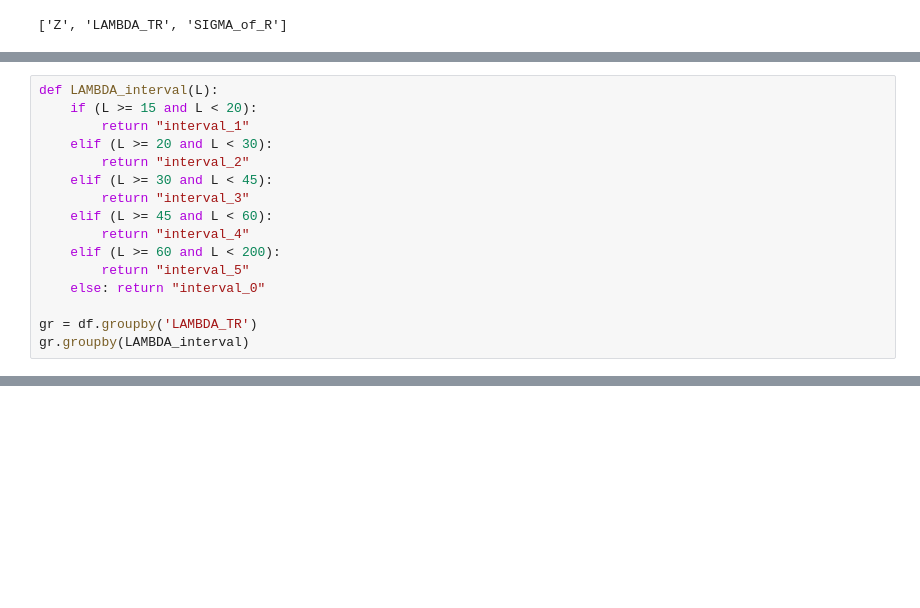
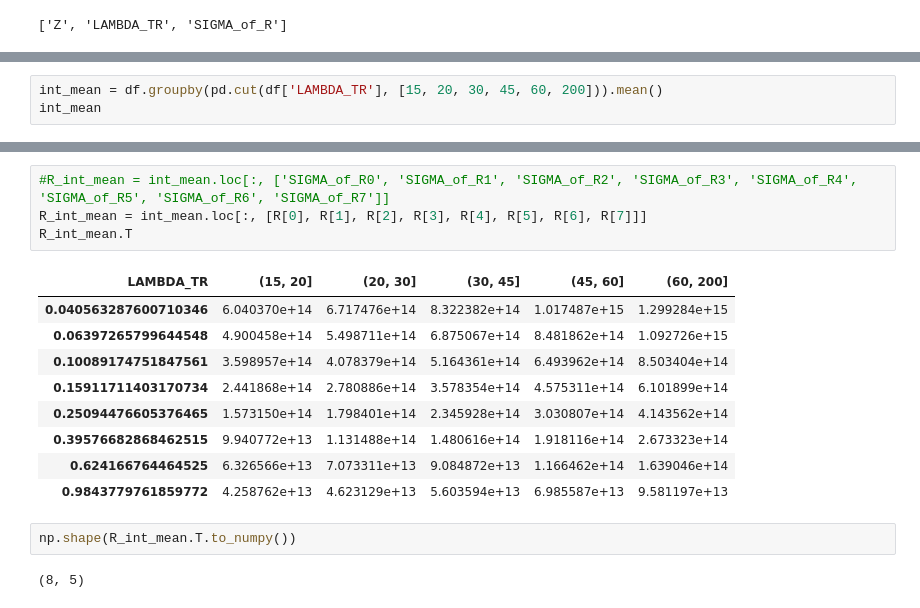
Before and after one commit to trett-0310/esame_tecniche, a Jupyter notebook: Fit NFW Density Profile.ipynb, the cells around one changed output, grey strips where cells are left out. Cells and saved outputs as stored; diff of their text form; blank space fills up the shorter version.

```diff
--- a/Fit NFW Density Profile.ipynb
+++ b/Fit NFW Density Profile.ipynb
@@ -226,18 +233,5 @@ df
 40103 rows × 10 columns
 # %%
-def LAMBDA_interval(L):
-    if (L >= 15 and L < 20):
-        return "interval_1"
-    elif (L >= 20 and L < 30):
-        return "interval_2"
-    elif (L >= 30 and L < 45):
-        return "interval_3"
-    elif (L >= 45 and L < 60):
-        return "interval_4"
-    elif (L >= 60 and L < 200):
-        return "interval_5"
-    else: return "interval_0"
-
-gr = df.groupby('LAMBDA_TR')
-gr.groupby(LAMBDA_interval)
+int_mean = df.groupby(pd.cut(df['LAMBDA_TR'], [15, 20, 30, 45, 60, 200])).mean()
+int_mean
 # %% [output]
@@ -244,0 +245,18 @@ AttributeError: 'DataFrameGroupBy' object has no attribute 'groupby'
+# %%
+#R_int_mean = int_mean.loc[:, ['SIGMA_of_R0', 'SIGMA_of_R1', 'SIGMA_of_R2', 'SIGMA_of_R3', 'SIGMA_of_R4', 'SIGMA_of_R5', 'SIGMA_of_R6', 'SIGMA_of_R7']]
+R_int_mean = int_mean.loc[:, [R[0], R[1], R[2], R[3], R[4], R[5], R[6], R[7]]]
+R_int_mean.T
+# %% [output]
+| LAMBDA_TR | (15, 20] | (20, 30] | (30, 45] | (45, 60] | (60, 200] |
+| 0.040563287600710346 | 6.040370e+14 | 6.717476e+14 | 8.322382e+14 | 1.017487e+15 | 1.299284e+15 |
+| 0.06397265799644548 | 4.900458e+14 | 5.498711e+14 | 6.875067e+14 | 8.481862e+14 | 1.092726e+15 |
+| 0.10089174751847561 | 3.598957e+14 | 4.078379e+14 | 5.164361e+14 | 6.493962e+14 | 8.503404e+14 |
+| 0.15911711403170734 | 2.441868e+14 | 2.780886e+14 | 3.578354e+14 | 4.575311e+14 | 6.101899e+14 |
+| 0.25094476605376465 | 1.573150e+14 | 1.798401e+14 | 2.345928e+14 | 3.030807e+14 | 4.143562e+14 |
+| 0.39576682868462515 | 9.940772e+13 | 1.131488e+14 | 1.480616e+14 | 1.918116e+14 | 2.673323e+14 |
+| 0.624166764464525 | 6.326566e+13 | 7.073311e+13 | 9.084872e+13 | 1.166462e+14 | 1.639046e+14 |
+| 0.9843779761859772 | 4.258762e+13 | 4.623129e+13 | 5.603594e+13 | 6.985587e+13 | 9.581197e+13 |
+# %%
+np.shape(R_int_mean.T.to_numpy())
+# %% [output]
+(8, 5)
```
Also changed, not shown: parts of 15 cells of this notebook.
